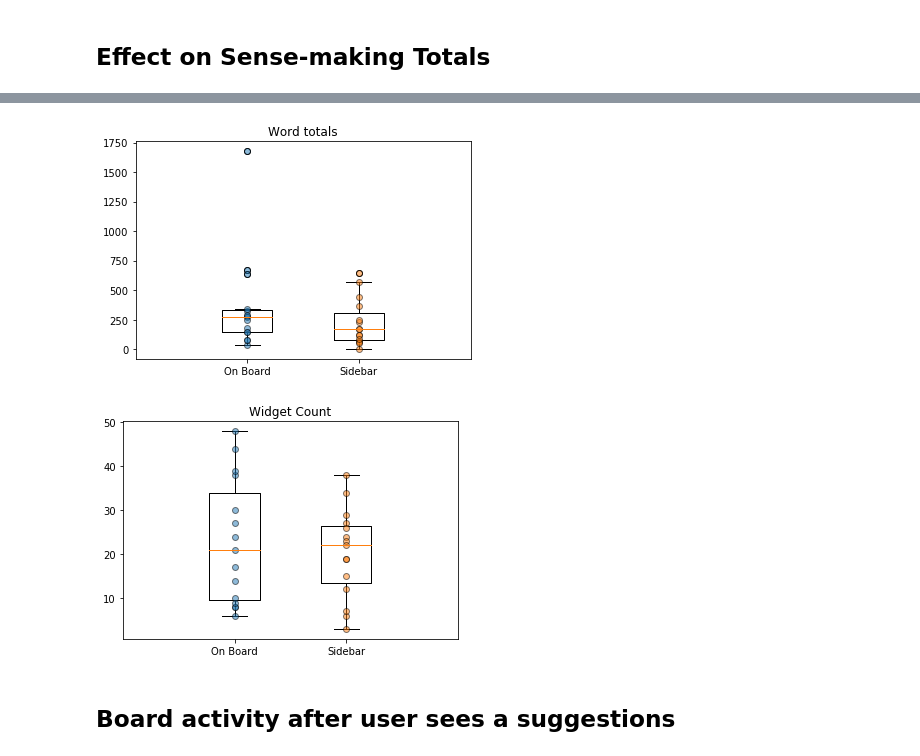
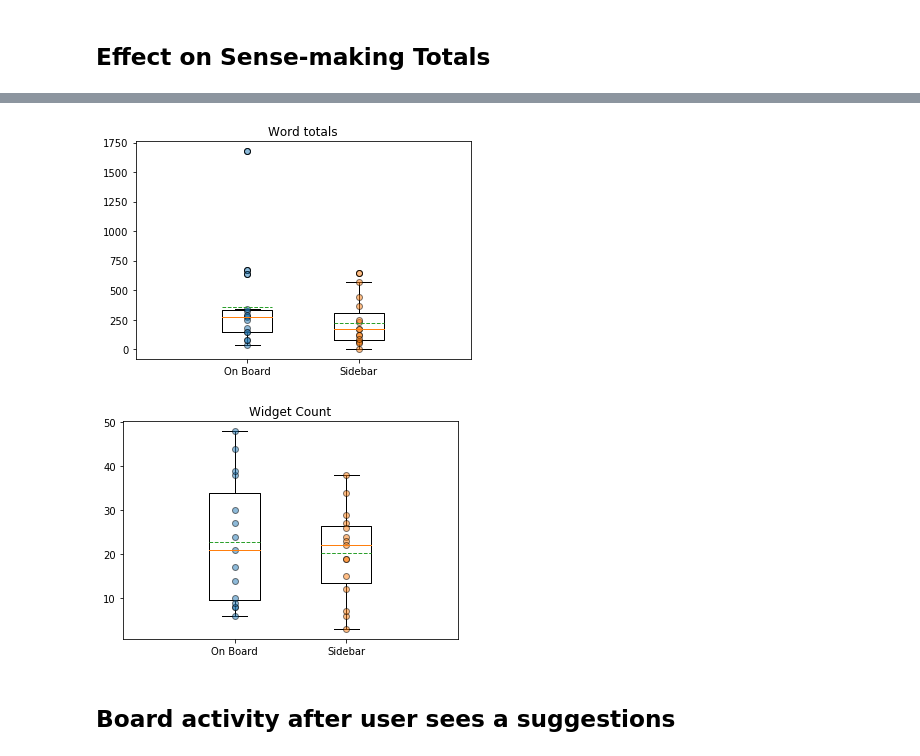
Before and after one commit to creativecolab/IntegratedSearch, a Jupyter notebook: DataAnalysis/DataCollection.ipynb, the cells around one changed output, grey strips where cells are left out. Saved outputs shown, nothing was run; the diff lists cells and outputs as text; code cells hidden in the pictures.

```diff
--- a/DataAnalysis/DataCollection.ipynb
+++ b/DataAnalysis/DataCollection.ipynb
@@ -961,20 +979,20 @@ See the caveats in the documentation: https://pandas.pydata.org/pandas-docs/stab
 # %%
 f, ax = plt.subplots()
-ax.boxplot(presentBoards[presentBoards['studyType']=='On Board']['wordTotal'],positions=[1/3])
-ax.boxplot(presentBoards[presentBoards['studyType']=='Sidebar']['wordTotal'],positions=[2/3])
+ax.boxplot(presentBoards[presentBoards['studyType']=='On Board']['wordTotal'],positions=[1/3], showmeans=True, meanline=True)
+ax.boxplot(presentBoards[presentBoards['studyType']=='Sidebar']['wordTotal'],positions=[2/3],showmeans=True, meanline=True)
 ax.plot([1/3  for x in range(len(presentBoards[presentBoards['studyType']=='On Board']['wordTotal']))], presentBoards[presentBoards['studyType']=='On Board']['wordTotal'], 'o', markeredgecolor='k', alpha=0.5)
 ax.plot([2/3 for x in range(len(presentBoards[presentBoards['studyType']=='Sidebar']['wordTotal']))], presentBoards[presentBoards['studyType']=='Sidebar']['wordTotal'], 'o', markeredgecolor='k', alpha=0.5)
 plt.xlim([0, 1])
 ax.set_xticks([1/3, 2/3])
 ax.set_xticklabels(['On Board', 'Sidebar'])
 ax.set_title('Word totals')
 plt.show()
 # %% [output]
-[figure, old version]
+[figure, new version]
 # %%
 f, ax = plt.subplots()
-ax.boxplot(presentBoards[presentBoards['studyType']=='On Board']['widgetCount'],positions=[1/3])
-ax.boxplot(presentBoards[presentBoards['studyType']=='Sidebar']['widgetCount'],positions=[2/3])
+ax.boxplot(presentBoards[presentBoards['studyType']=='On Board']['widgetCount'],positions=[1/3], showmeans=True, meanline=True)
+ax.boxplot(presentBoards[presentBoards['studyType']=='Sidebar']['widgetCount'],positions=[2/3], showmeans=True, meanline=True)
 ax.plot([1/3  for x in range(len(presentBoards[presentBoards['studyType']=='On Board']['widgetCount']))], presentBoards[presentBoards['studyType']=='On Board']['widgetCount'], 'o', markeredgecolor='k', alpha=0.5)
 ax.plot([2/3 for x in range(len(presentBoards[presentBoards['studyType']=='Sidebar']['widgetCount']))], presentBoards[presentBoards['studyType']=='Sidebar']['widgetCount'], 'o', markeredgecolor='k', alpha=0.5)
 plt.xlim([0, 1])
@@ -983,7 +1001,7 @@ ax.set_xticklabels(['On Board', 'Sidebar'])
 ax.set_title('Widget Count')
 plt.show()
 # %% [output]
-[figure, old version]
+[figure, new version]
 # %% [markdown]
 ## Board activity after user sees a suggestions
 # %%
```
Also changed, not shown: parts of 21 cells of this notebook.
